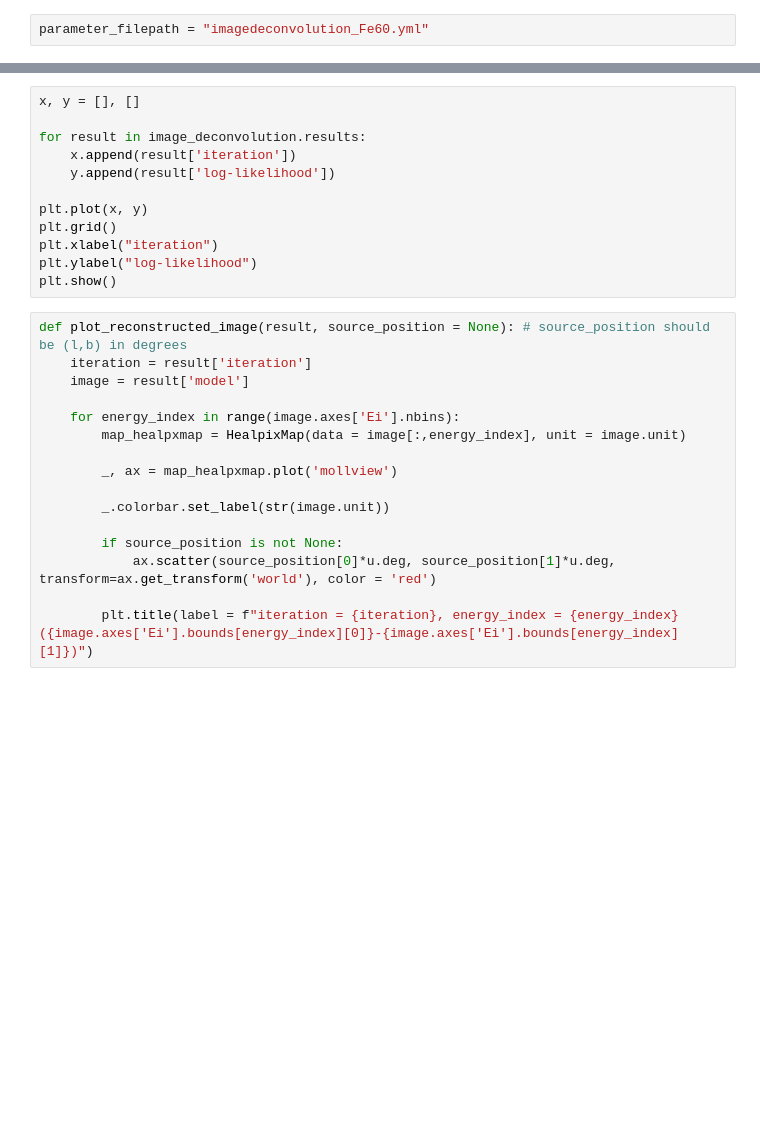
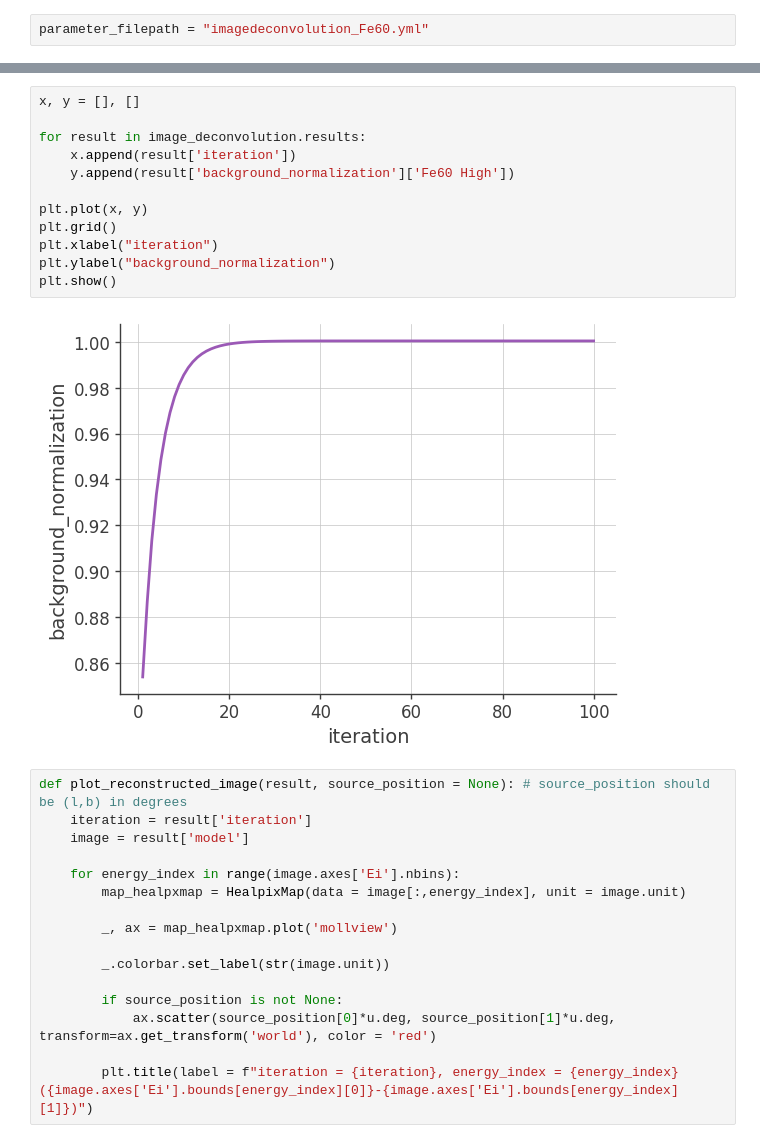
Before and after one commit to RiceKon/cosipy, a Jupyter notebook: docs/tutorials/60Fe/testing/testing.ipynb, the cells around one changed output, grey strips where cells are left out. Saved outputs shown, nothing was run; the diff lists cells and outputs as text; blank space fills up the shorter version.

```diff
--- a/docs/tutorials/60Fe/testing/testing.ipynb
+++ b/docs/tutorials/60Fe/testing/testing.ipynb
@@ -482,15 +378,17 @@ plt.show()
 # %%
 x, y = [], []
 
 for result in image_deconvolution.results:
     x.append(result['iteration'])
-    y.append(result['log-likelihood'])
+    y.append(result['background_normalization']['Fe60 High'])
 
 plt.plot(x, y)
 plt.grid()
 plt.xlabel("iteration")
-plt.ylabel("log-likelihood")
+plt.ylabel("background_normalization")
 plt.show()
+# %% [output]
+[figure, added]
 # %%
 def plot_reconstructed_image(result, source_position = None): # source_position should be (l,b) in degrees
     iteration = result['iteration']
```
Also changed, not shown: parts of 48 cells of this notebook.
